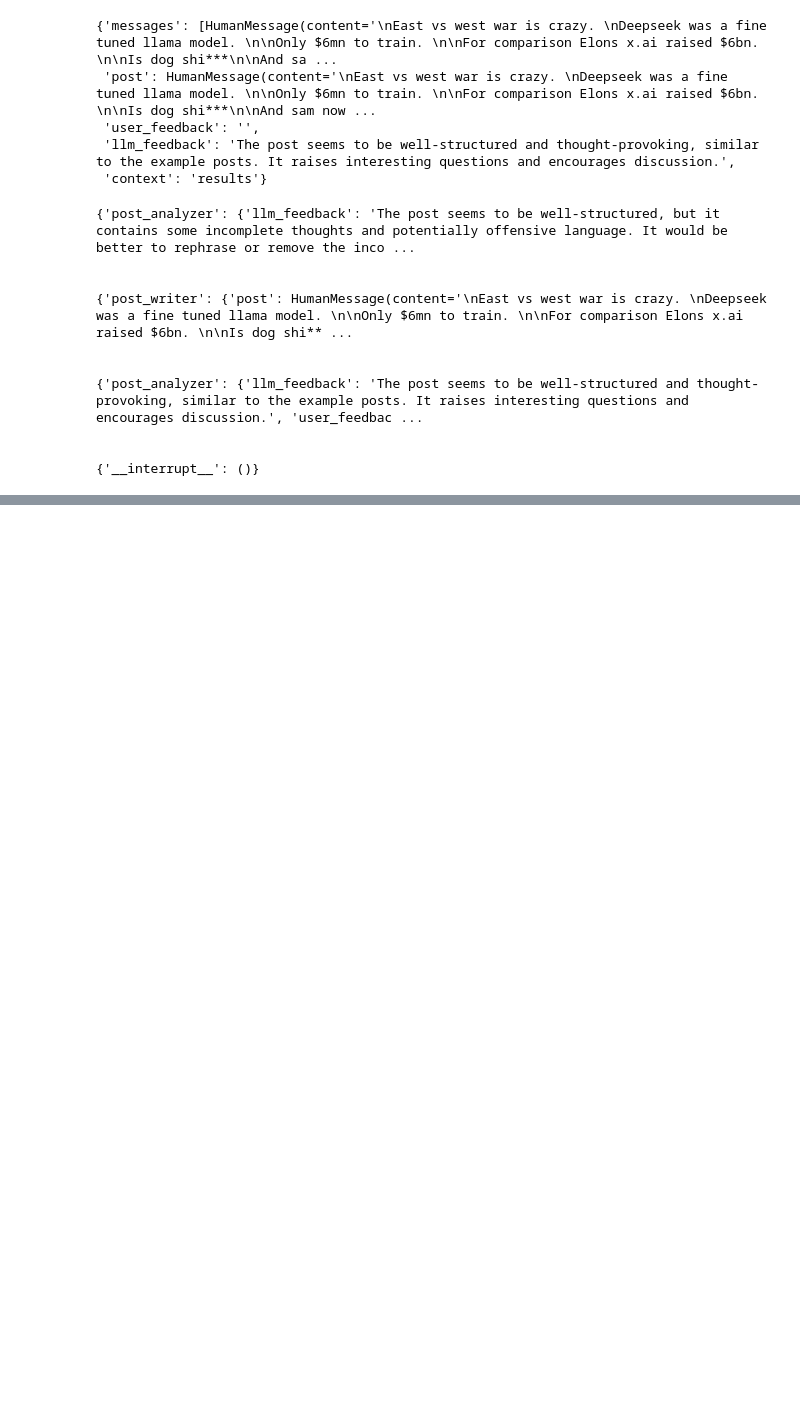
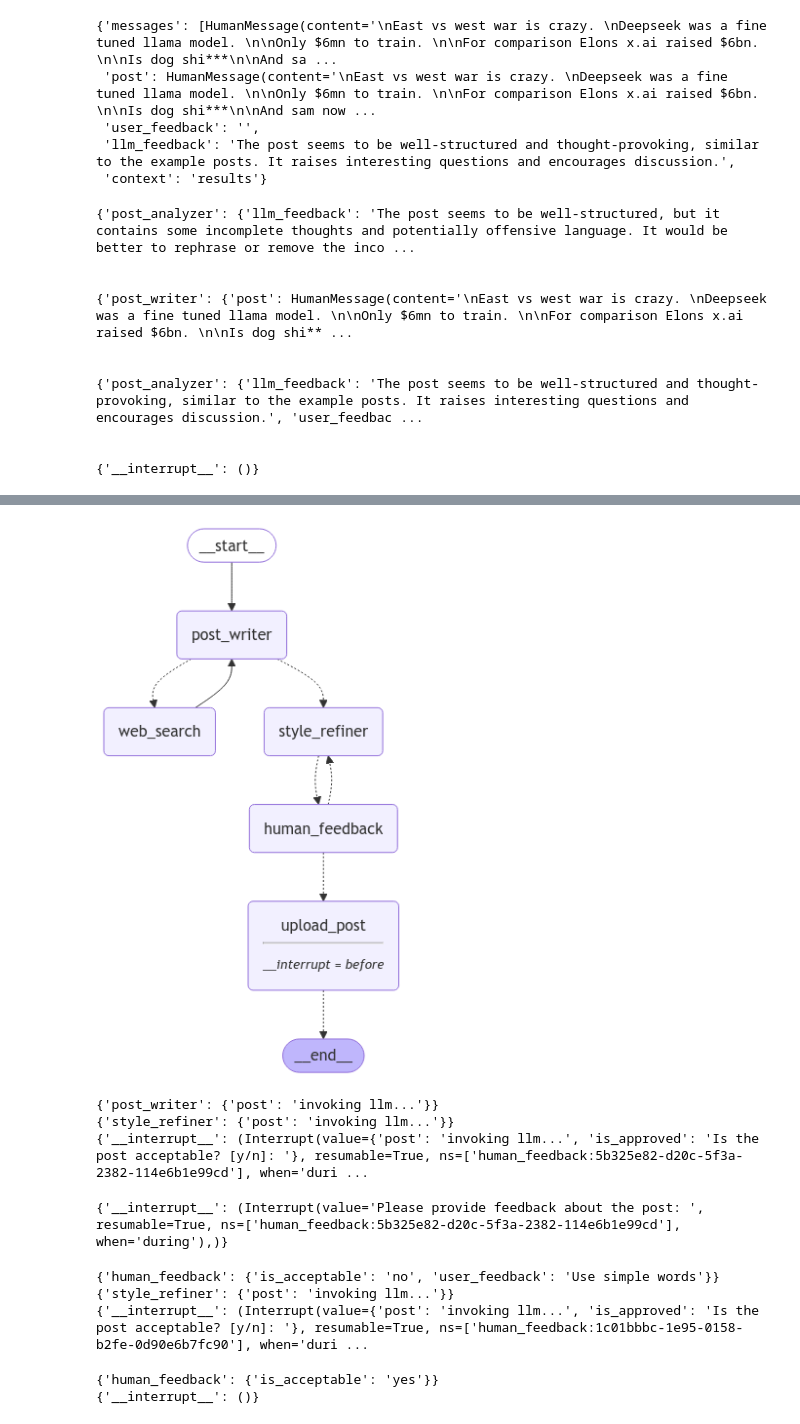
Before and after one commit to aasherkamal216/Project_Aztrogent, a Jupyter notebook: notebooks/linkedin_agent.ipynb, the cells around one changed output, grey strips where cells are left out. Cells and saved outputs as stored; diff of their text form; code cells hidden in the pictures; blank space fills up the shorter version.

```diff
--- a/notebooks/linkedin_agent.ipynb
+++ b/notebooks/linkedin_agent.ipynb
@@ -236,0 +261,7 @@ for event in graph.stream(
+# %%
+def style_refiner(state: LinkedInGraphState) -> Command[Literal["human_feedback"]]:
+
+    return Command(
+        update={"post": state["post"]},
+        goto="human_feedback"
+    )
@@ -236,0 +289,72 @@ for event in graph.stream(
+# %%
+def upload_post(state: LinkedInGraphState) -> Command[Literal["__end__"]]:
+
+    return Command(
+        update={"messages": [HumanMessage(content="The post has successfully been posted!")]},
+        goto="__end__"
+    )
+# %%
+from langchain_core.runnables import RunnableConfig
+from langgraph.graph import StateGraph, START, END
+from langgraph.prebuilt import ToolNode
+from langgraph.checkpoint.memory import MemorySaver
+
+from typing import TypedDict, Annotated
+from IPython.display import Image, display
+
+# Build graph
+builder = StateGraph(LinkedInGraphState)
+
+builder.add_node("post_writer", post_writer)
+builder.add_node("web_search", ToolNode([tavily_tool]))
+builder.add_node("style_refiner", style_refiner)
+builder.add_node("human_feedback", human_feedback)
+builder.add_node("upload_post", upload_post)
+
+builder.add_edge(START, "post_writer")
+builder.add_edge("web_search", "post_writer")
+
+
+checkpointer = MemorySaver()
+graph = builder.compile(checkpointer=checkpointer, interrupt_before=["upload_post"])
+
+## Display graph
+display(Image(graph.get_graph().draw_mermaid_png()))
+# %% [output]
+[figure, added]
+# %%
+config = {"configurable": {"thread_id": "123"}}
+
+for event in graph.stream(
+    {"messages": HumanMessage(content="Write a post about Qwen 2.5 Max")},
+    config = config
+):
+    print(event)
+# %% [output]
+{'post_writer': {'post': 'invoking llm...'}}
+{'style_refiner': {'post': 'invoking llm...'}}
+{'__interrupt__': (Interrupt(value={'post': 'invoking llm...', 'is_approved': 'Is the post acceptable? [y/n]: '}, resumable=True, ns=['human_feedback:5b325e82-d20c-5f3a-2382-114e6b1e99cd'], when='duri ...
+# %%
+for event in graph.stream(
+    Command(resume="n"), config
+):
+    print(event)
+# %% [output]
+{'__interrupt__': (Interrupt(value='Please provide feedback about the post: ', resumable=True, ns=['human_feedback:5b325e82-d20c-5f3a-2382-114e6b1e99cd'], when='during'),)}
+# %%
+for event in graph.stream(
+    Command(resume="Use simple words"), config
+):
+    print(event)
+# %% [output]
+{'human_feedback': {'is_acceptable': 'no', 'user_feedback': 'Use simple words'}}
+{'style_refiner': {'post': 'invoking llm...'}}
+{'__interrupt__': (Interrupt(value={'post': 'invoking llm...', 'is_approved': 'Is the post acceptable? [y/n]: '}, resumable=True, ns=['human_feedback:1c01bbbc-1e95-0158-b2fe-0d90e6b7fc90'], when='duri ...
+# %%
+for event in graph.stream(
+    Command(resume="y"), config
+):
+    print(event)
+# %% [output]
+{'human_feedback': {'is_acceptable': 'yes'}}
+{'__interrupt__': ()}
```
Also changed, not shown: parts of 6 cells of this notebook.
